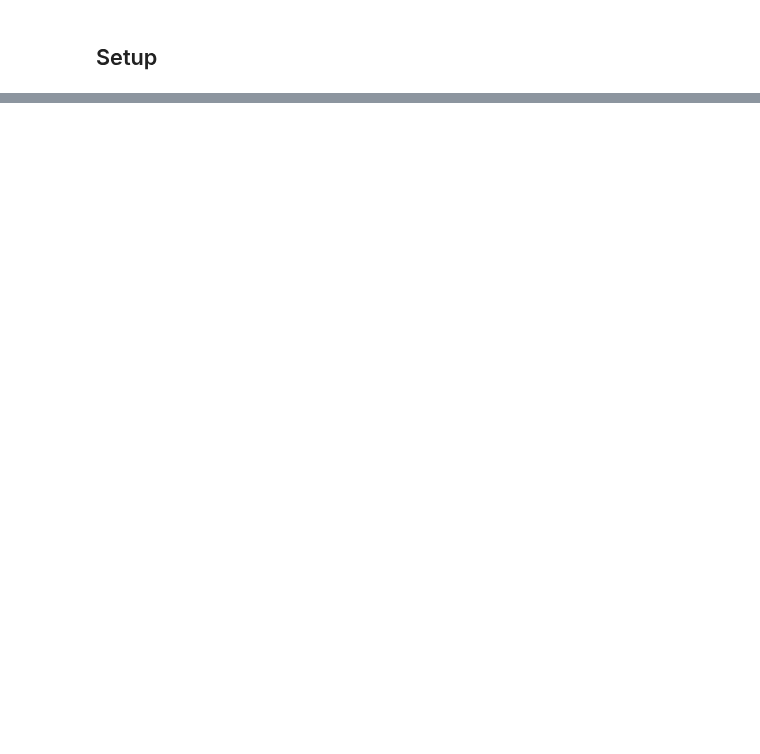
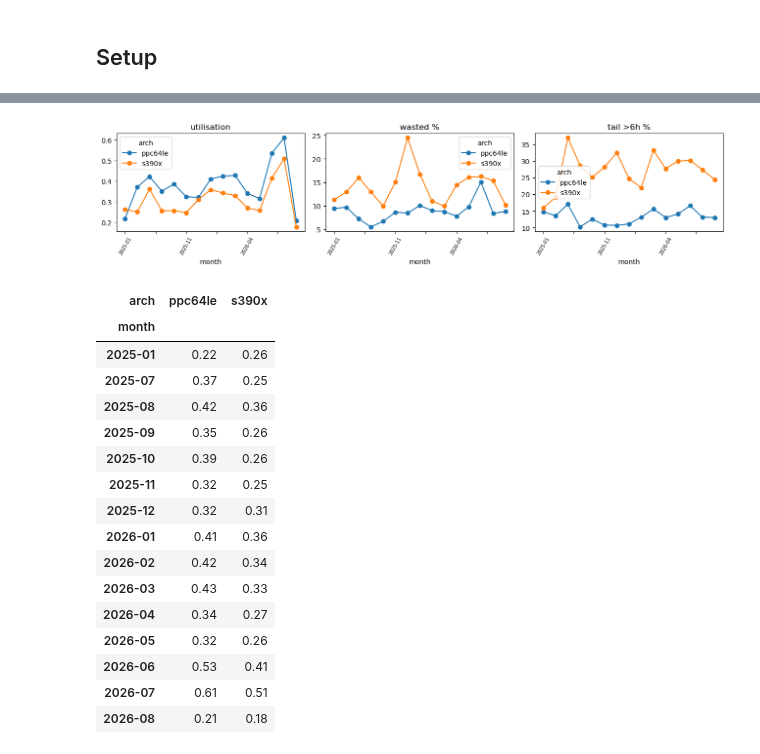
Before and after one commit to slopfest/sandogasa, a Jupyter notebook: tools/koji-lag/notebooks/arch-lag.ipynb, the cells around one changed output, grey strips where cells are left out. Saved outputs shown, nothing was run; the diff lists cells and outputs as text; code cells hidden in the pictures; blank space fills up the shorter version.

```diff
--- a/tools/koji-lag/notebooks/arch-lag.ipynb
+++ b/tools/koji-lag/notebooks/arch-lag.ipynb
@@ -460,0 +200,41 @@ display(stalls.round(1).sort_values("day"))
+# %%
+months = pd.date_range("2025-01-01", "2026-08-01", freq="MS", tz="UTC")
+rows = []
+for m in months:
+    end = (m + pd.offsets.MonthEnd(1)).date()
+    try:
+        rep = report(str(m.date()), str(end))
+    except subprocess.CalledProcessError:
+        continue        # a month the store does not hold whole
+    for a in rep["health"]["arches"]:
+        if a["arch"] in FOCUS:
+            rows.append(dict(month=str(m.date())[:7], **a))
+trend = pd.DataFrame(rows)
+if not trend.empty:
+    fig, axes = plt.subplots(1, 3, figsize=(13, 3.2))
+    for ax, col, title in zip(axes,
+                              ["utilisation", "wasted_pct", "tail_pct"],
+                              ["utilisation", "wasted %", "tail >6h %"]):
+        trend.pivot(index="month", columns="arch", values=col).plot(ax=ax, marker="o")
+        ax.set_title(title); ax.tick_params(axis="x", rotation=60, labelsize=7)
+    plt.tight_layout(); plt.show()
+    display(trend.pivot(index="month", columns="arch", values="utilisation").round(2))
+# %% [output]
+[figure, added]
+| arch | ppc64le | s390x |
+| month |  |  |
+| 2025-01 | 0.22 | 0.26 |
+| 2025-07 | 0.37 | 0.25 |
+| 2025-08 | 0.42 | 0.36 |
+| 2025-09 | 0.35 | 0.26 |
+| 2025-10 | 0.39 | 0.26 |
+| 2025-11 | 0.32 | 0.25 |
+| 2025-12 | 0.32 | 0.31 |
+| 2026-01 | 0.41 | 0.36 |
+| 2026-02 | 0.42 | 0.34 |
+| 2026-03 | 0.43 | 0.33 |
+| 2026-04 | 0.34 | 0.27 |
+| 2026-05 | 0.32 | 0.26 |
+| 2026-06 | 0.53 | 0.41 |
+| 2026-07 | 0.61 | 0.51 |
+| 2026-08 | 0.21 | 0.18 |
```
Also changed, not shown: parts of 37 cells of this notebook, 1 other file.
